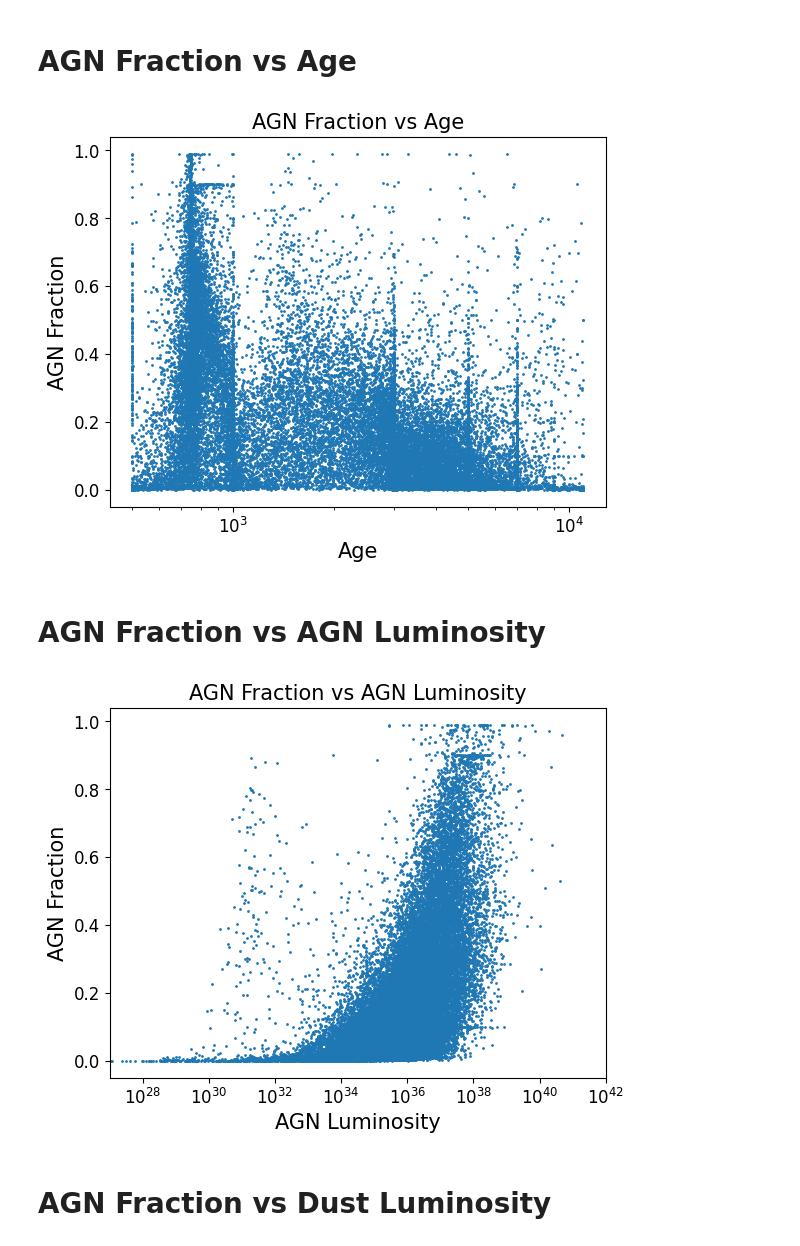
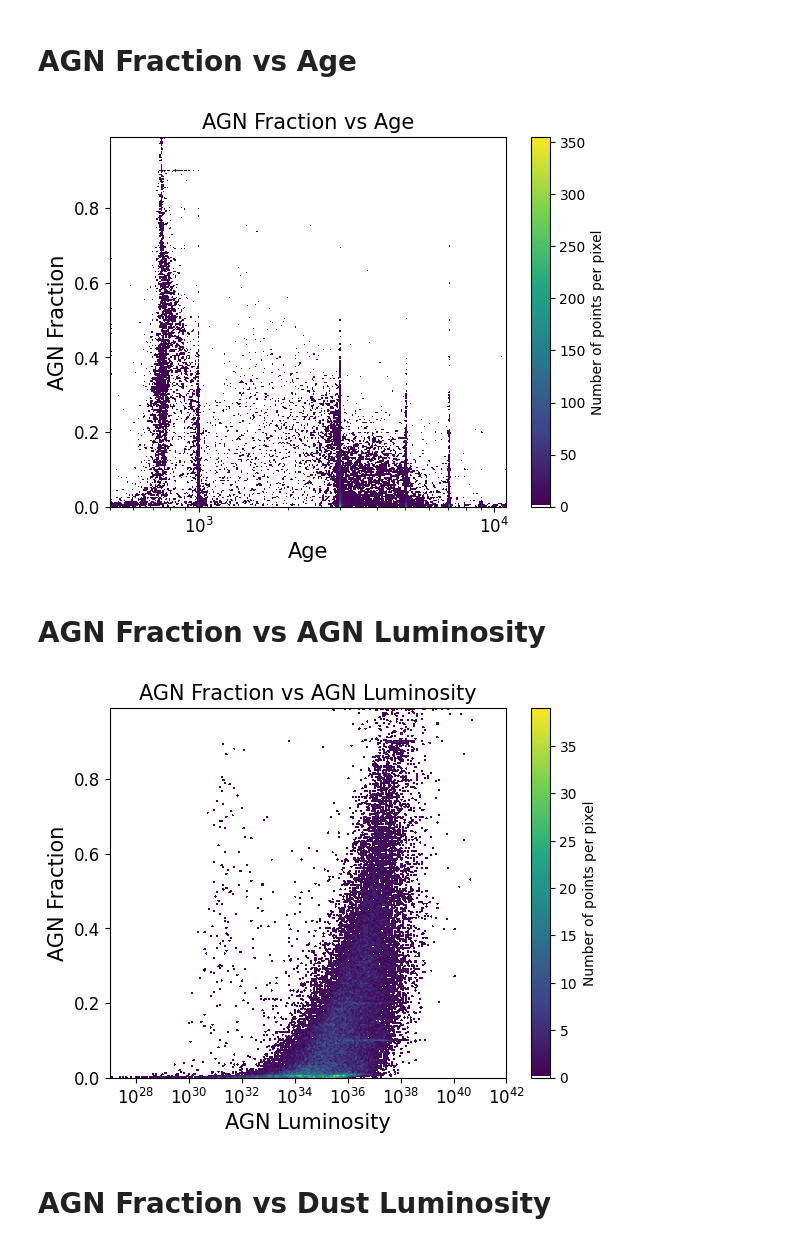
Before and after one commit to daniel-lyon/MPhil-Code, a Jupyter notebook: scaling_plots.ipynb, the cells around one changed output. Saved outputs shown, nothing was run; the diff lists cells and outputs as text; code cells hidden in the pictures.

Commit message:
updated plots

```diff
--- a/scaling_plots.ipynb
+++ b/scaling_plots.ipynb
@@ -96,10 +98,11 @@ plt.show()
 # Get AGN Fraction and Age
 AGN_frac = df['bayes.agn.fracAGN']
 age = df['bayes.sfh.age']
-z = df['']
 
 # Plot AGN Fraction vs Age
-plt.scatter(age, AGN_frac, s=1)
+# plt.scatter(age, AGN_frac, s=1)
+fig = plt.figure()
+scatter_colour_density(fig, age, AGN_frac)
 plt.title('AGN Fraction vs Age', fontsize=15)
 plt.ylabel('AGN Fraction', fontsize=15)
 plt.xlabel('Age', fontsize=15)
@@ -108,26 +111,28 @@ plt.xticks(fontsize=12)
 plt.xscale('log')
 plt.show()
 # %% [output]
-[figure, old version]
+[figure, new version]
 # %% [markdown]
 # AGN Fraction vs AGN Luminosity
 # %%
 # Get AGN Fraction and AGN Luminosity
 AGN_frac = df['bayes.agn.fracAGN']
 AGN_lum = df['bayes.agn.luminosity']
 
 # Plot AGN Fraction vs AGN Luminosity
-plt.scatter(AGN_lum, AGN_frac, s=1)
+# plt.scatter(AGN_lum, AGN_frac, s=1)
+fig = plt.figure()
+scatter_colour_density(fig, AGN_lum, AGN_frac)
 plt.title('AGN Fraction vs AGN Luminosity', fontsize=15)
 plt.ylabel('AGN Fraction', fontsize=15)
 plt.xlabel('AGN Luminosity', fontsize=15)
 plt.yticks(fontsize=12)
 plt.xticks(fontsize=12)
 plt.xscale('log')
 plt.xlim(left=1e27, right=1e42)
 plt.show()
 # %% [output]
-[figure, old version]
+[figure, new version]
 # %% [markdown]
 # AGN Fraction vs Dust Luminosity
 # %%
```
Also changed, not shown: parts of 5 cells of this notebook.
